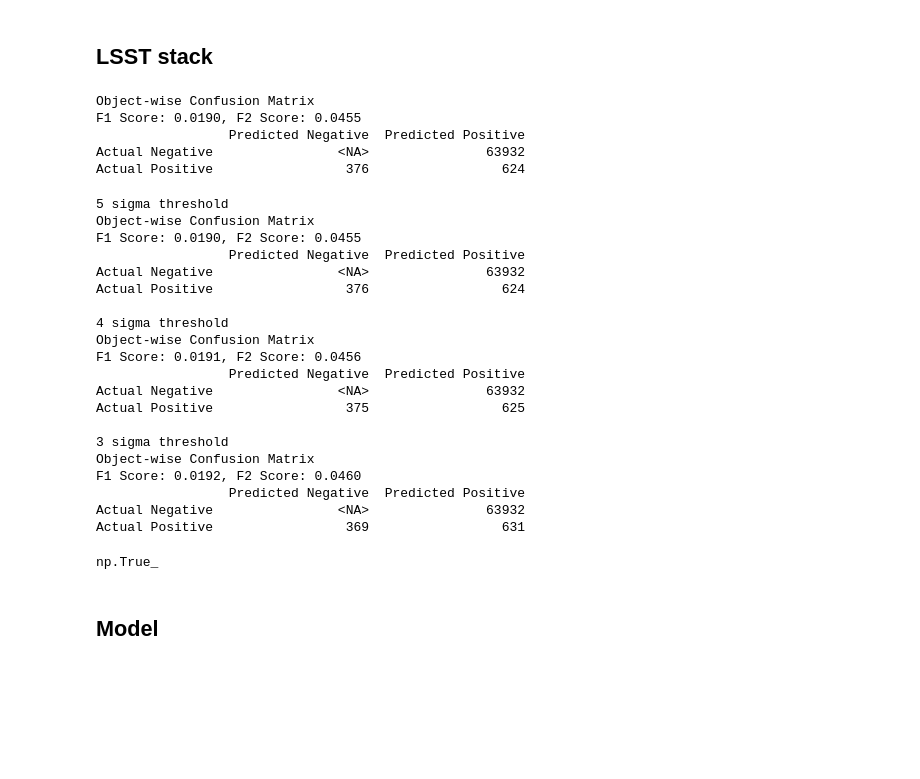
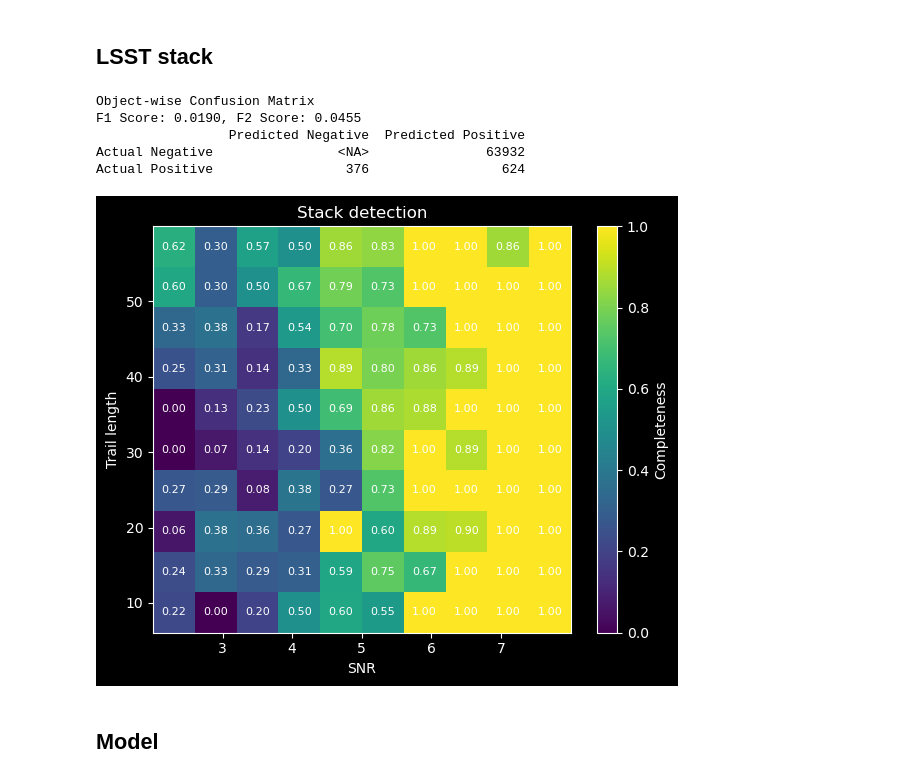
Before and after one commit to dirac-institute/Asteroid_detection_CNN, a Jupyter notebook: Evaluation.ipynb, the cells around one changed output. Saved outputs shown, nothing was run; the diff lists cells and outputs as text; code cells hidden in the pictures; blank space fills up the shorter version.

```diff
--- a/Evaluation.ipynb
+++ b/Evaluation.ipynb
@@ -69,46 +75,16 @@ Test tiles: 51200
 # %%
 def get_stack_metrics (catalog, fp_mask):
     tp = (catalog["stack_detection"]==True).sum()
     fn = (catalog["stack_detection"]==False).sum()
     fp = fp_mask.max(axis=(1, 2)).sum()
     return  {"TP": tp, "FP": fp, "FN": fn, "TN": pd.NA}
 
 evals.print_confusion_matrix(get_stack_metrics (test_catalog, stack_fp), title="Object-wise Confusion Matrix")
+_ = evals.plot_completeness_2d(test_catalog, snr_bins=10, trail_bins=10, detected=test_catalog["stack_detection"].values.astype(bool), title="Stack detection")
 # %% [output]
 Object-wise Confusion Matrix
 F1 Score: 0.0190, F2 Score: 0.0455
                  Predicted Negative  Predicted Positive
 Actual Negative                <NA>               63932
 Actual Positive                 376                 624
+[figure, added]
-# %%
-print ("5 sigma threshold")
-evals.print_confusion_matrix(get_stack_metrics (pd.read_csv("./DATA/stack_threshold_inspection/test_snr5.csv"), stack_fp), title="Object-wise Confusion Matrix")
-with h5py.File("./DATA/stack_threshold_inspection/test_snr4.h5", "r") as _f:
-    stack_fp = _f["real_labels"][:].astype(np.uint16)
-print ("4 sigma threshold")
-evals.print_confusion_matrix(get_stack_metrics (pd.read_csv("./DATA/stack_threshold_inspection/test_snr4.csv"), stack_fp), title="Object-wise Confusion Matrix")
-with h5py.File("./DATA/stack_threshold_inspection/test_snr3.h5", "r") as _f:
-    stack_fp = _f["real_labels"][:].astype(np.uint16)
-print ("3 sigma threshold")
-evals.print_confusion_matrix(get_stack_metrics (pd.read_csv("./DATA/stack_threshold_inspection/test_snr3.csv"), stack_fp), title="Object-wise Confusion Matrix")
-# %% [output]
-5 sigma threshold
-Object-wise Confusion Matrix
-F1 Score: 0.0190, F2 Score: 0.0455
-                 Predicted Negative  Predicted Positive
-Actual Negative                <NA>               63932
-Actual Positive                 376                 624
-
-4 sigma threshold
-Object-wise Confusion Matrix
-F1 Score: 0.0191, F2 Score: 0.0456
-                 Predicted Negative  Predicted Positive
-Actual Negative                <NA>               63932
-Actual Positive                 375                 625
-
-3 sigma threshold
-Object-wise Confusion Matrix
-F1 Score: 0.0192, F2 Score: 0.0460
-                 Predicted Negative  Predicted Positive
-Actual Negative                <NA>               63932
-Actual Positive                 369                 631
@@ -120,7 +91,3 @@ with h5py.File("./DATA/stack_threshold_inspection/test_snr4.h5", "r") as _f:
-# %%
-(stack_fp_snr3 == stack_fp_snr4).all()
-# %% [output]
-np.True_
 # %% [markdown]
 ## Model
 # %%
```
Also changed, not shown: parts of 9 cells of this notebook, 1 other file.
